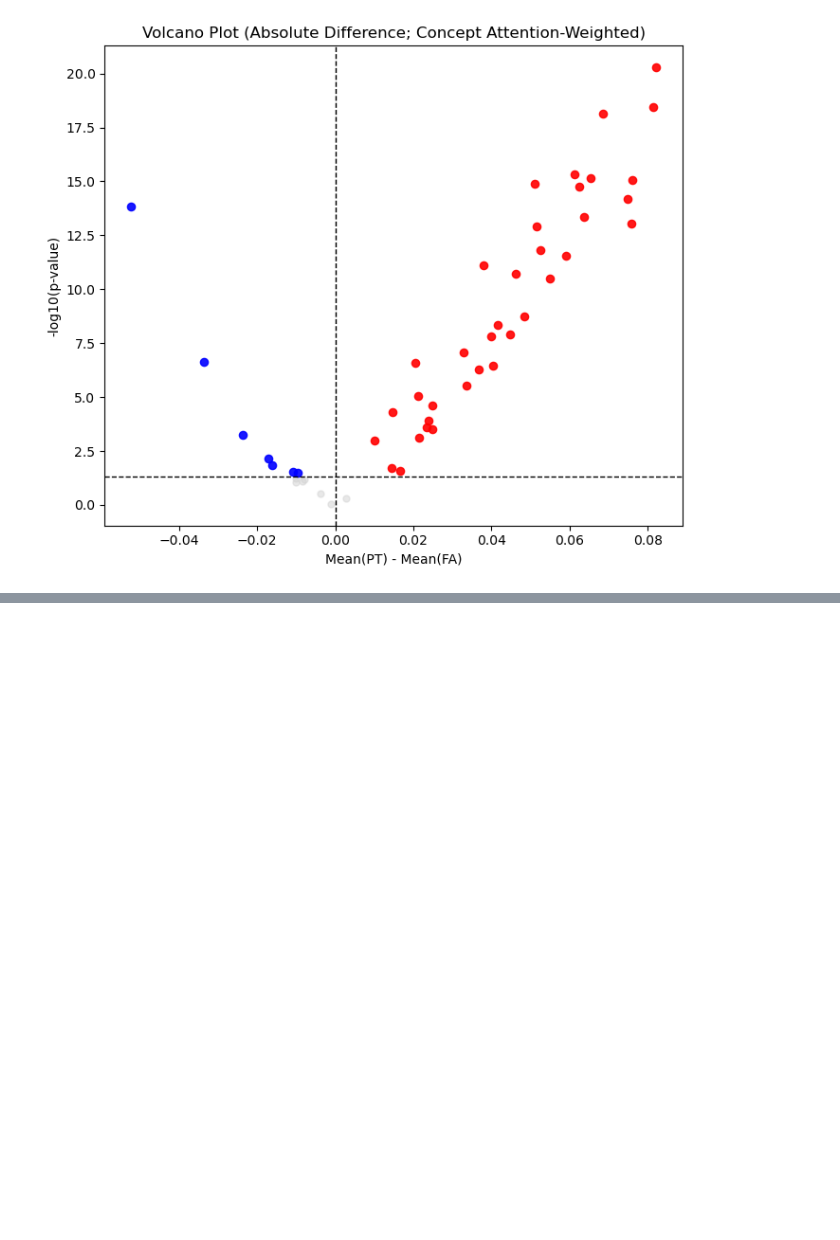
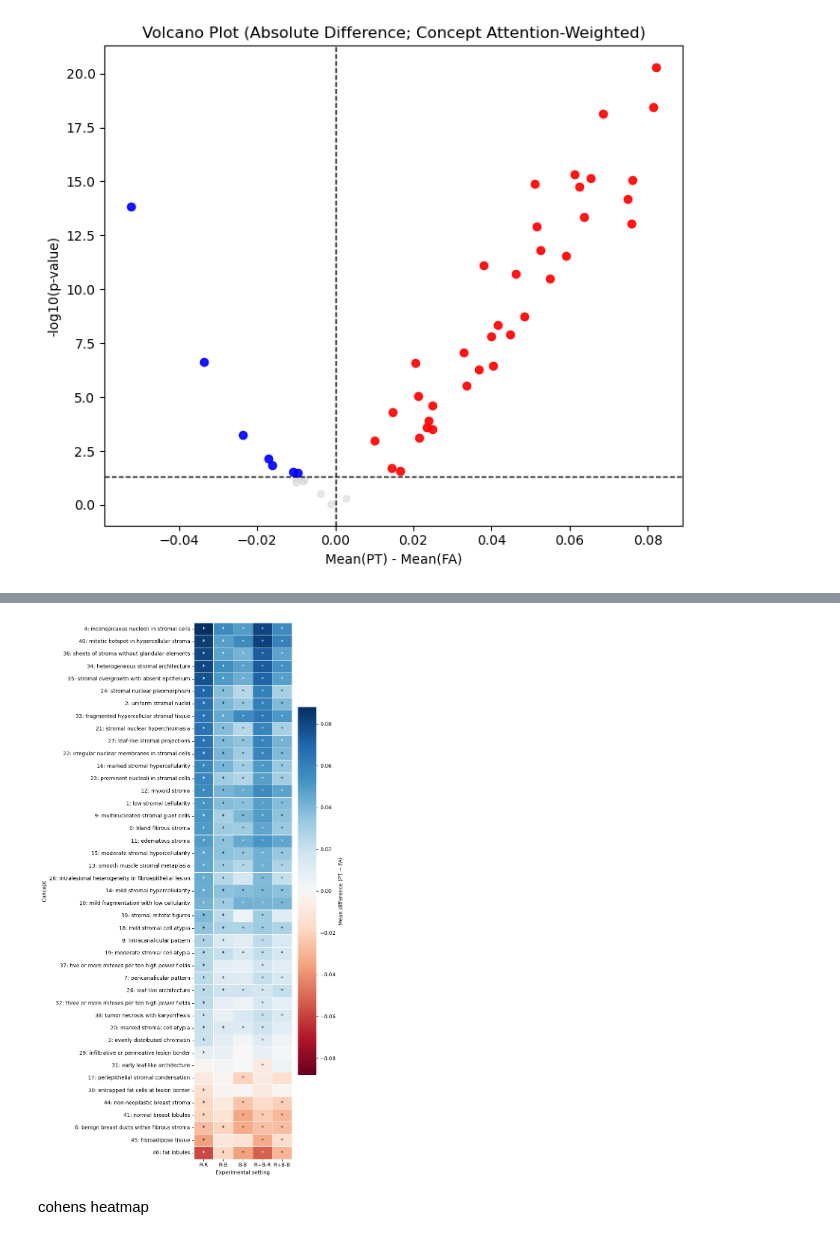
Before and after one commit to vnguyen16/CONCH, a Jupyter notebook: test_text_encoder/volcano plots/create_volcano_plots.ipynb, the cells around one changed output, grey strips where cells are left out. Drawn from its saved outputs; the diff is of its cells as text; code cells hidden in the pictures; blank space fills up the shorter version.

```diff
--- a/test_text_encoder/volcano plots/create_volcano_plots.ipynb
+++ b/test_text_encoder/volcano plots/create_volcano_plots.ipynb
@@ -3,7 +3,7 @@ import os, glob, numpy as np, pandas as pd
 from scipy.stats import ttest_ind
 
 NPZ_DIR = r"C:\Users\Vivian\Documents\CONCH\test_text_encoder\slide_concept_scores\slide_preds"
-KEY = 'concept_mean' #"concept_attn_weighted"  # or "concept_mean"
+KEY = 'concept_attn_weighted' #"concept_attn_weighted"  # or "concept_mean"
 EPS = 1e-6
 
 files = sorted(glob.glob(os.path.join(NPZ_DIR, "*.npz")))
@@ -20,5 +20,5 @@ log2fc = np.log2((mean_pt + EPS) / (mean_fa + EPS))
 pvals = np.array([ttest_ind(pt[:,i], fa[:,i], equal_var=False, nan_policy="omit").pvalue for i in range(S.shape[1])])
 df = pd.DataFrame({"concept_idx": np.arange(S.shape[1]), "mean_FA": mean_fa, "mean_PT": mean_pt,
                    "log2FC_PT_vs_FA": log2fc, "p": pvals, "neglog10p": -np.log10(np.maximum(pvals, 1e-300))})
-df.to_csv("concept_mean_volcano_table.csv", index=False)
+df.to_csv("TEST_concept_attn_weighted_volcano_table.csv", index=False)
 print(df.sort_values("neglog10p", ascending=False).head(50))
@@ -244,0 +1101,53 @@ plt.show()
+# %%
+# %%
+p_matrix = combined.pivot(
+    index="concept_label",
+    columns="experiment",
+    values="p"
+)
+
+p_matrix = p_matrix.loc[
+    heatmap_sig.index,
+    heatmap_sig.columns
+]
+
+annotations = p_matrix.map(
+    lambda x: "*" if x < 0.05 else ""
+)
+# %%
+# %%
+plt.figure(
+    figsize=(8, max(7, len(heatmap_sig) * 0.35))
+)
+
+max_abs = np.nanmax(
+    np.abs(heatmap_sig.values)
+)
+
+ax = sns.heatmap(
+    heatmap_sig,
+    cmap="RdBu",
+    center=0,
+    vmin=-max_abs,
+    vmax=max_abs,
+    annot=annotations,
+    fmt="",
+    linewidths=0.4,
+    linecolor="white",
+    cbar_kws={
+        "label": "Mean difference (PT − FA)"
+    }
+)
+
+ax.set_xlabel("Experimental setting")
+ax.set_ylabel("Concept")
+# ax.set_title(
+#     "Concept Associations Across Specimen Configurations"
+# )
+
+plt.tight_layout()
+plt.show()
+# %% [output]
+[figure, added]
+# %% [markdown]
+cohens heatmap
```
Also changed, not shown: parts of 39 cells of this notebook, 4 other files.
